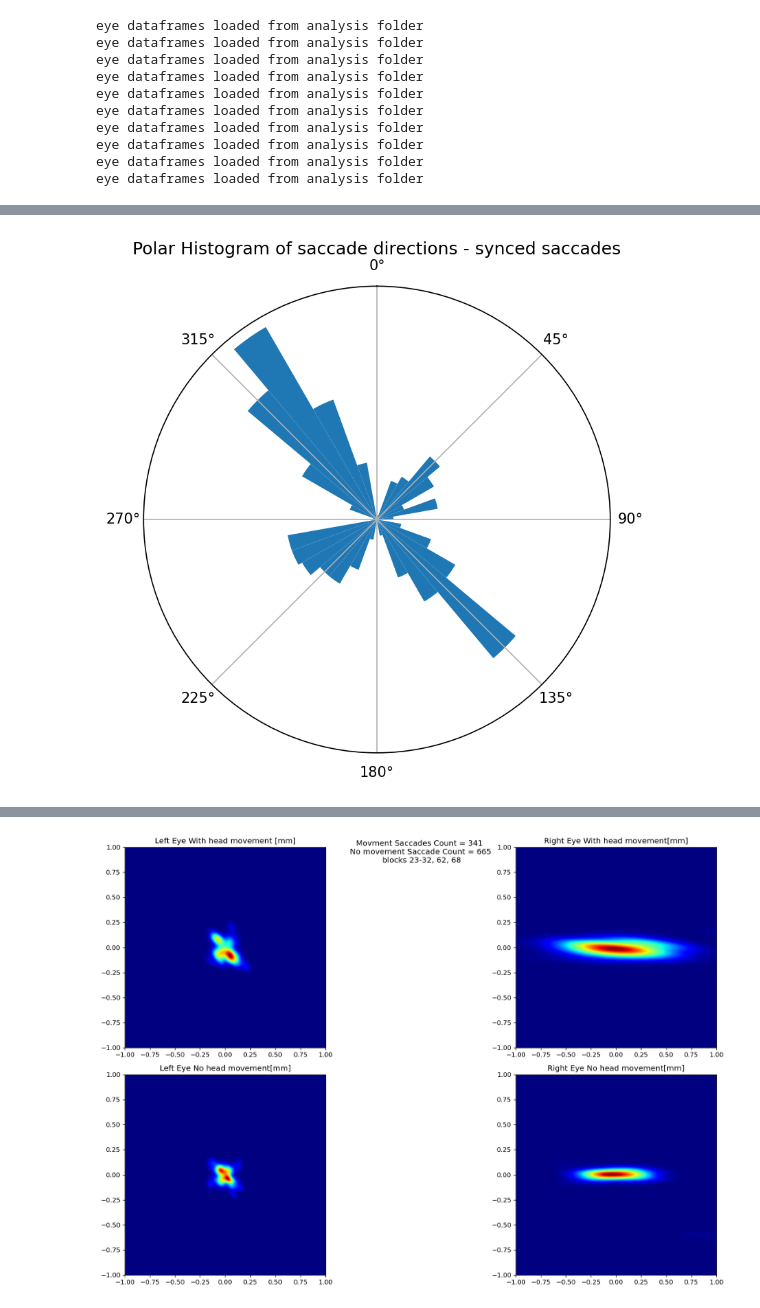
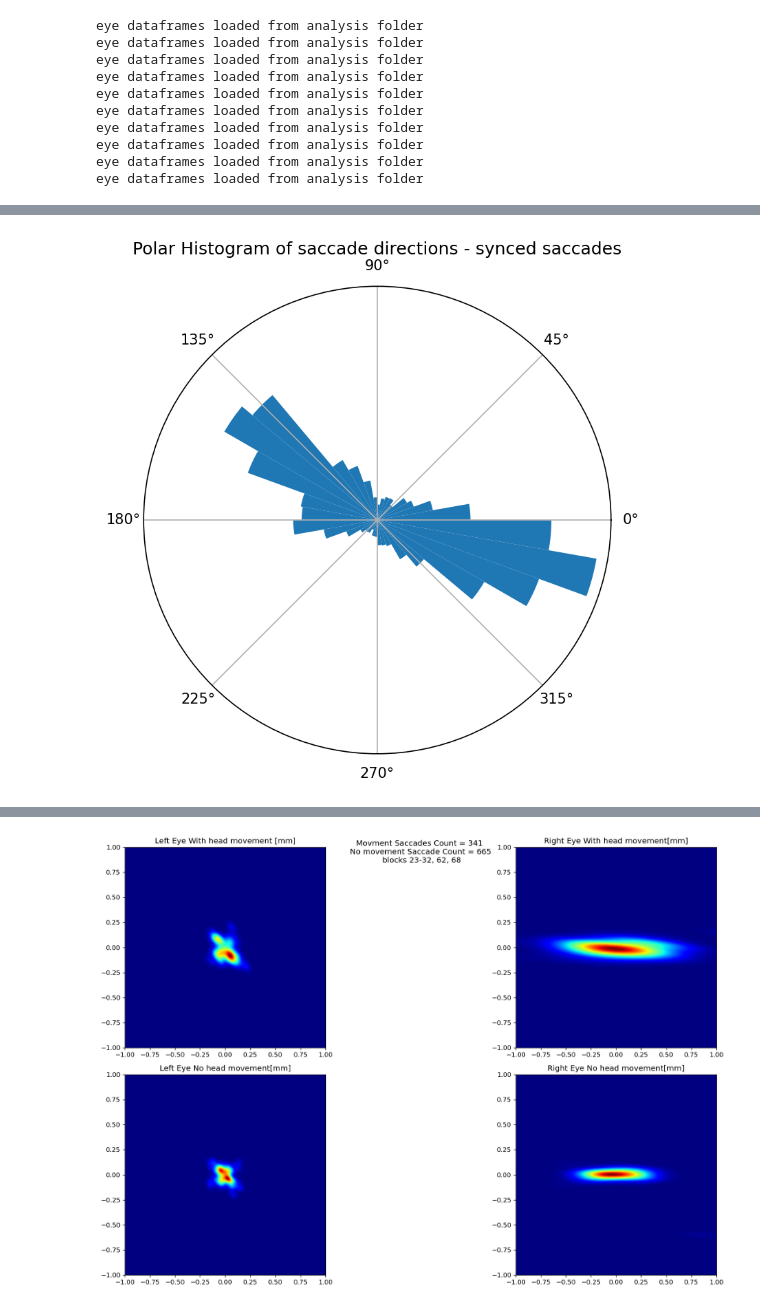
Before and after one commit to neural-electrophysiology-tool-team/Eye-Tracking-Tools, a Jupyter notebook: Graphs_for_paper_sept_23.ipynb, the cells around one changed output, grey strips where cells are left out. Drawn from its saved outputs; the diff is of its cells as text; code cells hidden in the pictures.

Commit message:
Corrected error in spherical to polar coordinates, added some graphs

```diff
--- a/Graphs_for_paper_sept_23.ipynb
+++ b/Graphs_for_paper_sept_23.ipynb
@@ -120,0 +122,12 @@ done, dataframe contains 79 saccades
+# %%
+"""
+This function cascades over the steps that end in two dataframe objects, one for synced saccades and the other
+        non-synced saccades. This function requires completion of all previous analysis steps (in particular, lizMov.mat
+        should be produced using mark's code)
+"""
+for block in block_collection:
+    print(block)
+    block.saccade_dict_creation_3d(sampling_window_ms=2000,
+                                ep_channel_number=5,
+                                automate_saccade_detection=True,
+                                overwrite_saccade_data=False)
@@ -142,22 +181,24 @@ stacked_non_synced_df = pd.concat(block_non_synced_dfs, ignore_index=True)
 # %%
+
 # Saccade direction histogram:
-vals = stacked_synced_df.query('block == "023" and eye == "L"').direction.values # synced saccades
+vals = stacked_synced_df.query('block == "023" and eye == "R"').direction.values # synced saccades
+#vals = new_theta_list
 num_bins = 36
 hist, bin_edges = np.histogram(vals, bins=num_bins, range=(0, 360))
 bin_centers = (bin_edges[:-1] + bin_edges[1:]) / 2  # Calculate bin centers
 
 plt.figure(figsize=(8, 6), dpi=150)
 ax = plt.subplot(111, projection='polar')
 
 ax.bar(np.deg2rad(list(bin_centers.astype(int))), hist, width=np.deg2rad(360/num_bins), align='center')
 
-ax.set_theta_direction(-1)
-ax.set_theta_offset(np.radians(90))
+# ax.set_theta_direction(-1)
+# ax.set_theta_offset(np.radians(90))
 ax.grid(True)
 #ax.set_rlabel_position(0)
 ax.set_yticks([])
 plt.title("Polar Histogram of saccade directions - synced saccades")
 
 plt.show()
 # %% [output]
-[figure, old version]
+[figure, new version]
```
Also changed, not shown: parts of 17 cells of this notebook, 1 other file.
